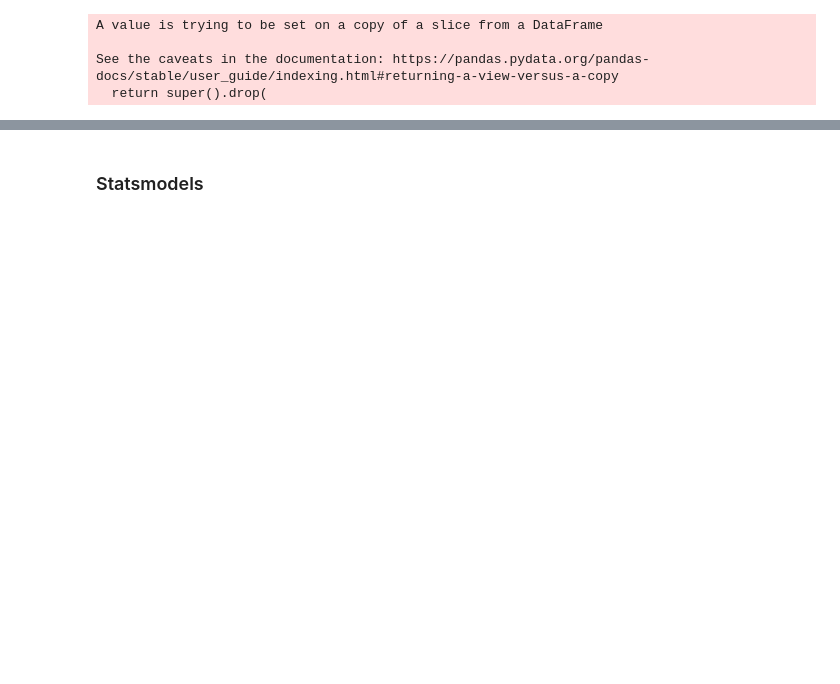
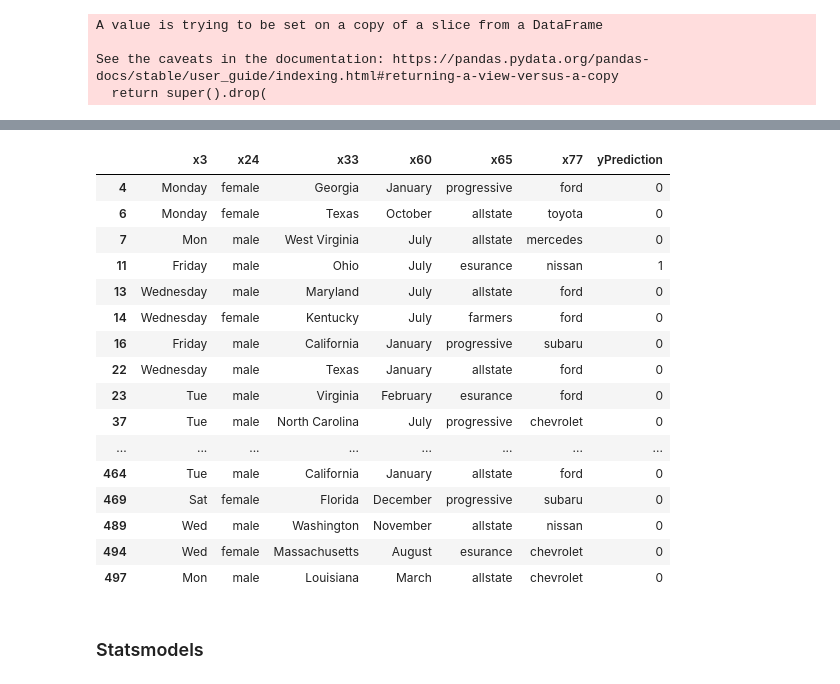
Before and after one commit to tamle2021/classification, a Jupyter notebook: sf.ipynb, the cells around one changed output, grey strips where cells are left out. Drawn from its saved outputs; the diff is of its cells as text; code cells hidden in the pictures; blank space fills up the shorter version.

```diff
--- a/sf.ipynb
+++ b/sf.ipynb
@@ -779,3 +793,23 @@ output[["x24","x33","x65","yTrue","yPrediction"]].head(116)
+# %%
+dfFilterTest[["x3","x24","x33","x60","x65","x77","yPrediction"]].head(116)
+# %% [output]
+|  | x3 | x24 | x33 | x60 | x65 | x77 | yPrediction |
+| 4 | Monday | female | Georgia | January | progressive | ford | 0 |
+| 6 | Monday | female | Texas | October | allstate | toyota | 0 |
+| 7 | Mon | male | West Virginia | July | allstate | mercedes | 0 |
+| 11 | Friday | male | Ohio | July | esurance | nissan | 1 |
+| 13 | Wednesday | male | Maryland | July | allstate | ford | 0 |
+| 14 | Wednesday | female | Kentucky | July | farmers | ford | 0 |
+| 16 | Friday | male | California | January | progressive | subaru | 0 |
+| 22 | Wednesday | male | Texas | January | allstate | ford | 0 |
+| 23 | Tue | male | Virginia | February | esurance | ford | 0 |
+| 37 | Tue | male | North Carolina | July | progressive | chevrolet | 0 |
+| ... | ... | ... | ... | ... | ... | ... | ... |
+| 464 | Tue | male | California | January | allstate | ford | 0 |
+| 469 | Sat | female | Florida | December | progressive | subaru | 0 |
+| 489 | Wed | male | Washington | November | allstate | nissan | 0 |
+| 494 | Wed | female | Massachusetts | August | esurance | chevrolet | 0 |
+| 497 | Mon | male | Louisiana | March | allstate | chevrolet | 0 |
 # %% [markdown]
 ### Statsmodels
 # %%
```
Also changed, not shown: parts of 36 cells of this notebook, 1 other file.
